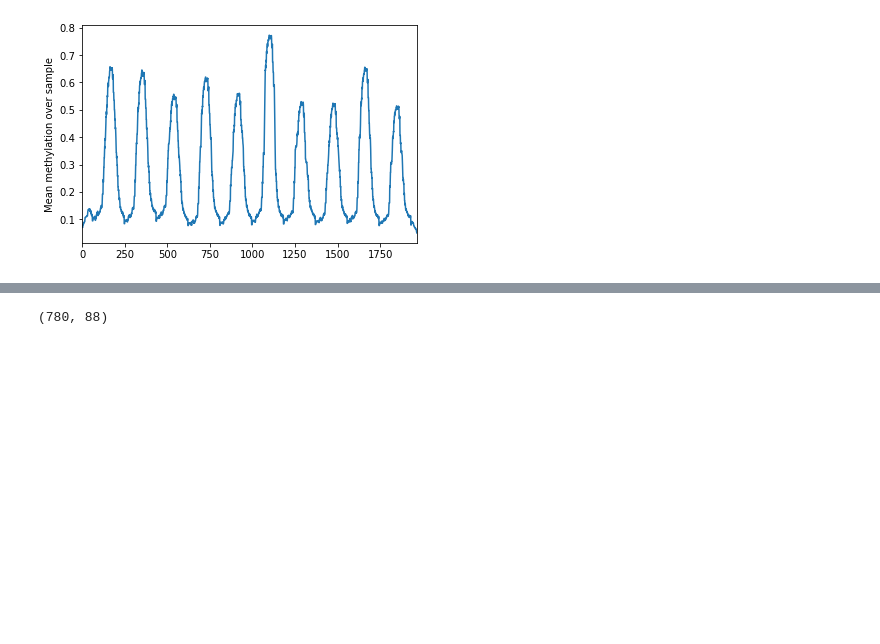
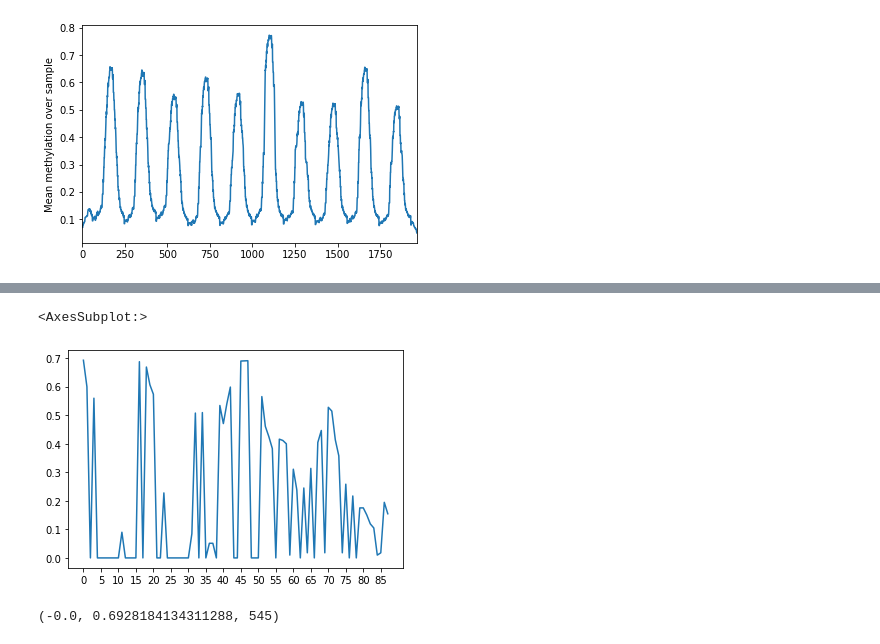
Before and after one commit to KarolineHoller/nanopore_methylation, a Jupyter notebook: methylation_analysis_20220502.ipynb, the cells around one changed output, grey strips where cells are left out. Saved outputs shown, nothing was run; the diff lists cells and outputs as text; code cells hidden in the pictures; blank space fills up the shorter version.

```diff
--- a/methylation_analysis_20220502.ipynb
+++ b/methylation_analysis_20220502.ipynb
@@ -180,5 +188,31 @@ plt.show()
 [figure]
 # %%
-(ARS305_wt[:, 542:630].cumsum(axis = 0)/780).shape
+#this computes the percent of methylation at a specific base
+(ARS305_wt[:, 542:630].cumsum(axis = 0)/780)
+
+#as a measure for the heterogeneity, try the entropy:
+# alternatively, try: from scipy.stats import entropy
+
+def entropy(labels, base=None):
+    base = math.e if base is None else base
+    _ ,counts = np.unique(labels, return_counts=True)
+    norm_counts = counts / counts.sum()
+
+    return -(norm_counts * np.log(norm_counts)/np.log(base)).sum()
+
+#https://stackoverflow.com/questions/15450192/fastest-way-to-compute-entropy-in-python
+
+#entropy(ARS305_wt[:,6])
+#np.unique(ARS305_wt[:,6], return_counts = True)
+
+g = sns.lineplot(x = range(630-542), y = np.apply_along_axis(entropy, 0, ARS305_wt[:, 542:630]))
+g.set_xticks(range(0, 630-542, 5))
+g
 # %% [output]
-(780, 88)
+<AxesSubplot:>
+[figure, added]
+# %%
+entropy_ARS305_wt = np.apply_along_axis(entropy, 0, ARS305_wt)
+entropy_ARS305_wt.min(), entropy_ARS305_wt.max(), np.count_nonzero(entropy_ARS305_wt)
+# %% [output]
+(-0.0, 0.6928184134311288, 545)
```
Also changed, not shown: parts of 13 cells of this notebook.
